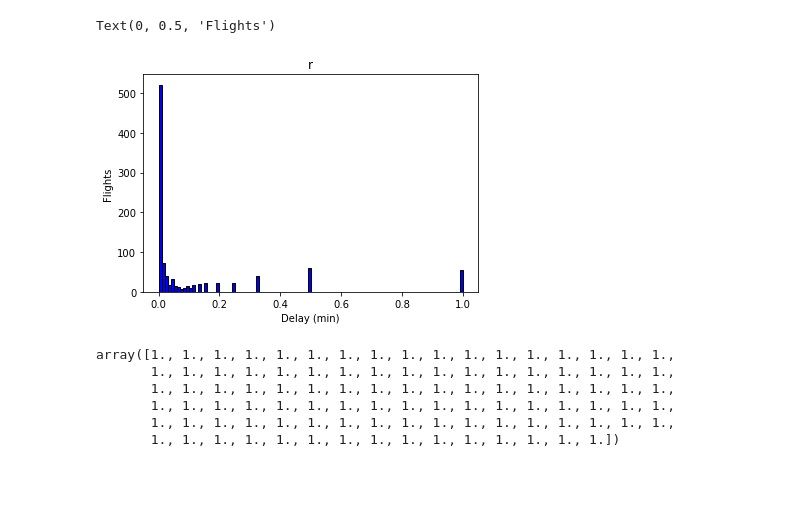
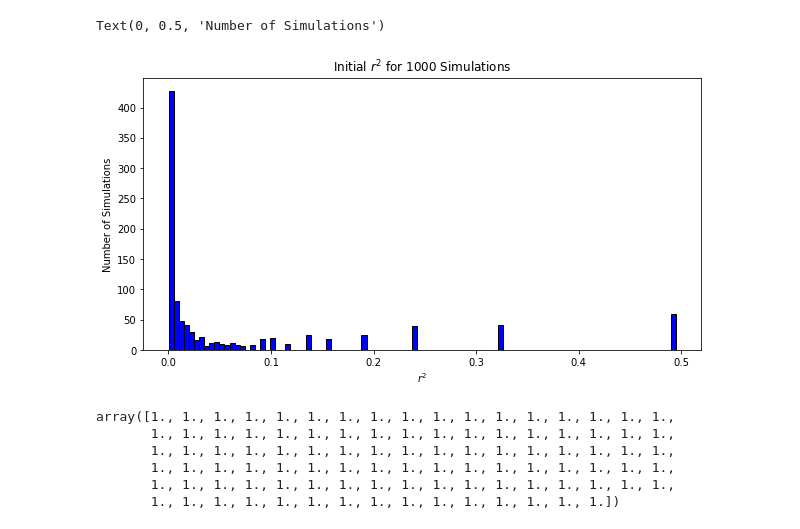
Before and after one commit to TomMakesThings/Wright-Fisher-Simulator, a Jupyter notebook: WrightFisher.ipynb, the cells around one changed output. Drawn from its saved outputs; the diff is of its cells as text; code cells hidden in the pictures; blank space fills up the shorter version.

Commit message:
Update R2 plot

```diff
--- a/WrightFisher.ipynb
+++ b/WrightFisher.ipynb
@@ -56,14 +56,16 @@ class WrightFisher():
 
         return population_alleles
 
-    def initialiseTwoLoci(self, site_distribution):
+    def initialiseTwoLoci(self, distribution):
+        site_distribution = distribution[2:-2]
+
         # Population allele counts
         alleles = {"AB": 0, "Ab": 0, "aB": 0, "ab": 0}
 
-        # Calculate probability of samples allele count between 1 to N -1
+        # Calculate probability of samples allele count between 2 to N - 2
         prob = site_distribution / sum(site_distribution)
 
-        A_allele_count = np.random.choice(a = range(1, len(site_distribution) + 1), p = prob)
+        A_allele_count = np.random.choice(a = range(2, len(site_distribution) + 2), p = prob)
         a_allele_count = self.N - A_allele_count
 
         # Randomly introduce a singleton at a loci
@@ -128,8 +130,10 @@ class WrightFisher():
         D_normalised = D_haplotype[singleton_haploid] / max(D_haplotype.values())
 
         # Calculate genetric correlation coefficient between pairs of loci
-        r2 = (D_haplotype[singleton_haploid] ** 2) / (allele_probabilities["pA"] * (1 - allele_probabilities["pA"]) *
-                                                      allele_probabilities["pB"] * (1 - allele_probabilities["pB"]))
+        r2 = (D_haplotype[singleton_haploid] ** 2) / (allele_probabilities["p" + singleton_haploid[0]] *
+                                                      (1 - allele_probabilities["p" + singleton_haploid[0]]) *
+                                                      allele_probabilities["p" + singleton_haploid[1]] *
+                                                      (1 - allele_probabilities["p" + singleton_haploid[1]]))
 
         return D_normalised, r2
 
@@ -398,13 +410,17 @@ AB
 # %%
-plt.hist(ld_r2, color = 'blue', edgecolor = 'black', bins = 100)
+fig = plt.figure(figsize = (10, 5))
+plt.hist(ld_r2, color = "blue", edgecolor = "black", bins = 100)
 
 # Add labels
-plt.title("r")
-plt.xlabel('Delay (min)')
-plt.ylabel('Flights')
+plt.title("Initial $r^{2}$ for 1000 Simulations")
+plt.xlabel("$r^{2}$")
+plt.ylabel("Number of Simulations")
+
+# Save plot
+allele_count_bar.savefig("Allele_Count_Bar" + extra_file_name + ".pdf", bbox_inches = "tight")
 # %% [output]
-Text(0, 0.5, 'Flights')
+Text(0, 0.5, 'Number of Simulations')
-[figure, old version]
+[figure, new version]
 # %%
 ld_d
 # %% [output]
```
Also changed, not shown: parts of 7 cells of this notebook, 5 other files.
